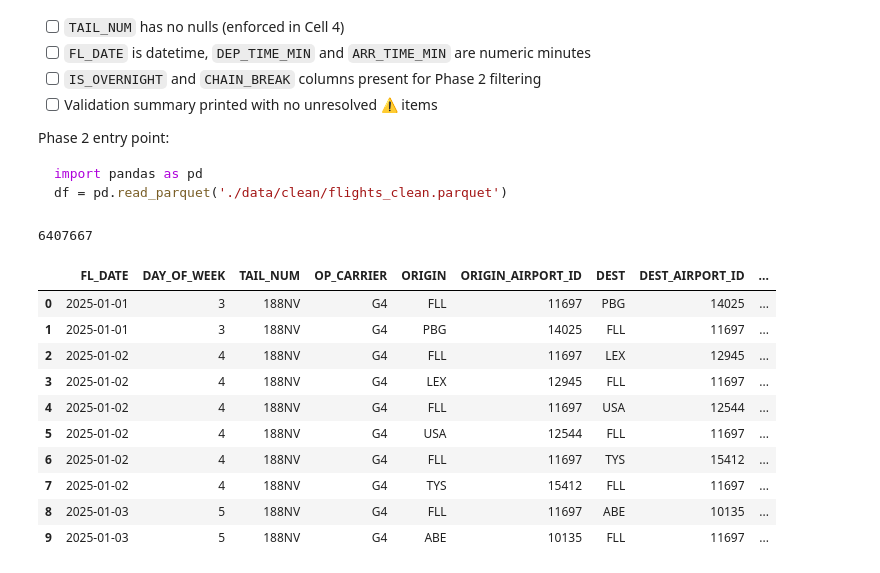
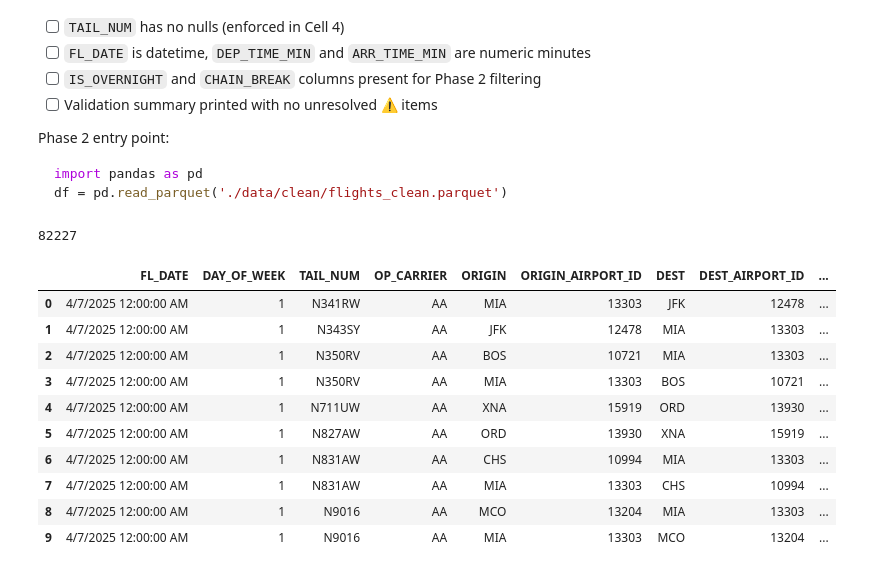
Before and after one commit to parora60/CSE6242-Project-Flight-Propagation, a Jupyter notebook: project_pipeline.ipynb, the cells around one changed output. Drawn from its saved outputs; the diff is of its cells as text; code cells hidden in the pictures.

Commit message:
Fixing bug in pipeline code, standardizing paths, and adding data

```diff
--- a/project_pipeline.ipynb
+++ b/project_pipeline.ipynb
@@ -849,20 +946,20 @@ df = pd.read_parquet('./data/clean/flights_clean.parquet')
 # %%
 #test load
 import pandas as pd
-df = pd.read_parquet('flights_clean.parquet')
+df = pd.read_parquet('data/csv/flights_cancelled.parquet')
 
 print(len(df))
 df.head(10)
 # %% [output]
-6407667
+82227
 |  | FL_DATE | DAY_OF_WEEK | TAIL_NUM | OP_CARRIER | ORIGIN | ORIGIN_AIRPORT_ID | DEST | DEST_AIRPORT_ID | ... |
-| 0 | 2025-01-01 | 3 | 188NV | G4 | FLL | 11697 | PBG | 14025 | ... |
-| 1 | 2025-01-01 | 3 | 188NV | G4 | PBG | 14025 | FLL | 11697 | ... |
-| 2 | 2025-01-02 | 4 | 188NV | G4 | FLL | 11697 | LEX | 12945 | ... |
-| 3 | 2025-01-02 | 4 | 188NV | G4 | LEX | 12945 | FLL | 11697 | ... |
-| 4 | 2025-01-02 | 4 | 188NV | G4 | FLL | 11697 | USA | 12544 | ... |
-| 5 | 2025-01-02 | 4 | 188NV | G4 | USA | 12544 | FLL | 11697 | ... |
-| 6 | 2025-01-02 | 4 | 188NV | G4 | FLL | 11697 | TYS | 15412 | ... |
-| 7 | 2025-01-02 | 4 | 188NV | G4 | TYS | 15412 | FLL | 11697 | ... |
-| 8 | 2025-01-03 | 5 | 188NV | G4 | FLL | 11697 | ABE | 10135 | ... |
-| 9 | 2025-01-03 | 5 | 188NV | G4 | ABE | 10135 | FLL | 11697 | ... |
+| 0 | 4/7/2025 12:00:00 AM | 1 | N341RW | AA | MIA | 13303 | JFK | 12478 | ... |
+| 1 | 4/7/2025 12:00:00 AM | 1 | N343SY | AA | JFK | 12478 | MIA | 13303 | ... |
+| 2 | 4/7/2025 12:00:00 AM | 1 | N350RV | AA | BOS | 10721 | MIA | 13303 | ... |
+| 3 | 4/7/2025 12:00:00 AM | 1 | N350RV | AA | MIA | 13303 | BOS | 10721 | ... |
+| 4 | 4/7/2025 12:00:00 AM | 1 | N711UW | AA | XNA | 15919 | ORD | 13930 | ... |
+| 5 | 4/7/2025 12:00:00 AM | 1 | N827AW | AA | ORD | 13930 | XNA | 15919 | ... |
+| 6 | 4/7/2025 12:00:00 AM | 1 | N831AW | AA | CHS | 10994 | MIA | 13303 | ... |
+| 7 | 4/7/2025 12:00:00 AM | 1 | N831AW | AA | MIA | 13303 | CHS | 10994 | ... |
+| 8 | 4/7/2025 12:00:00 AM | 1 | N9016 | AA | MCO | 13204 | MIA | 13303 | ... |
+| 9 | 4/7/2025 12:00:00 AM | 1 | N9016 | AA | MIA | 13303 | MCO | 13204 | ... |
```
Also changed, not shown: parts of 14 cells of this notebook, 14 other files.
